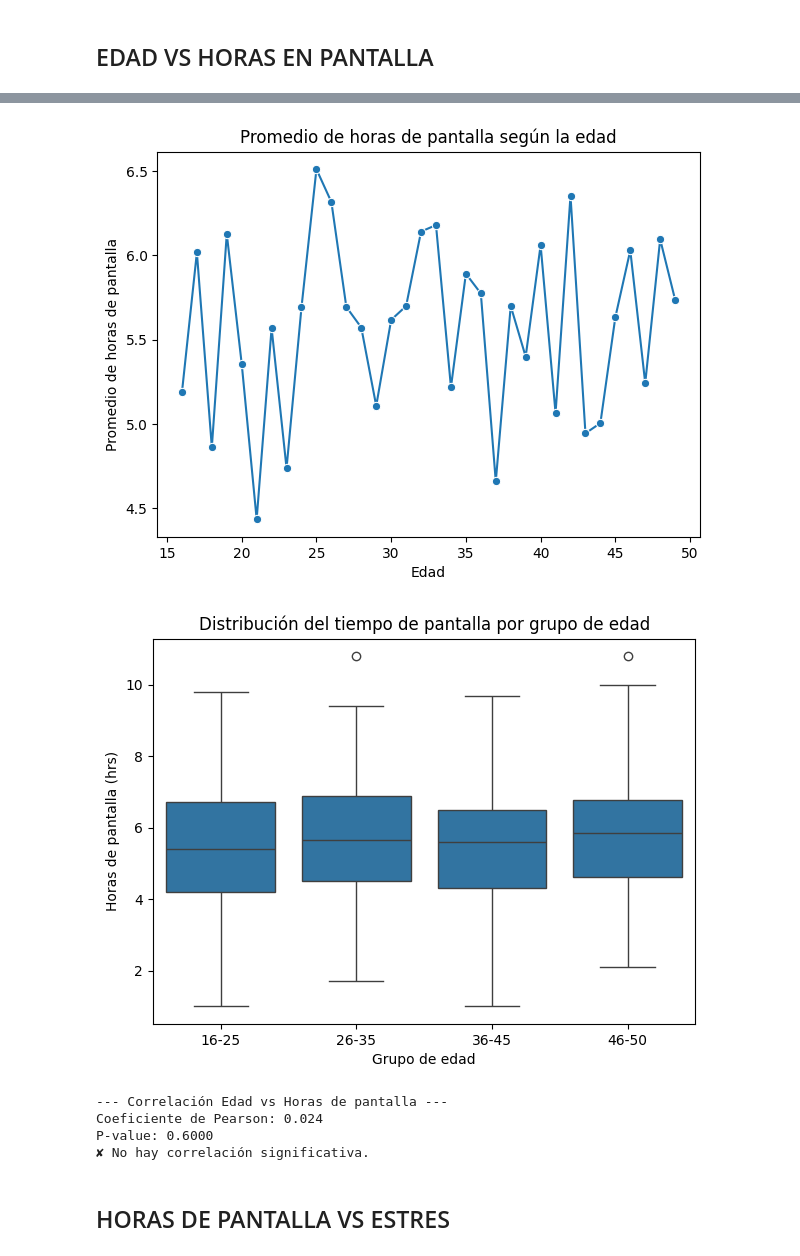
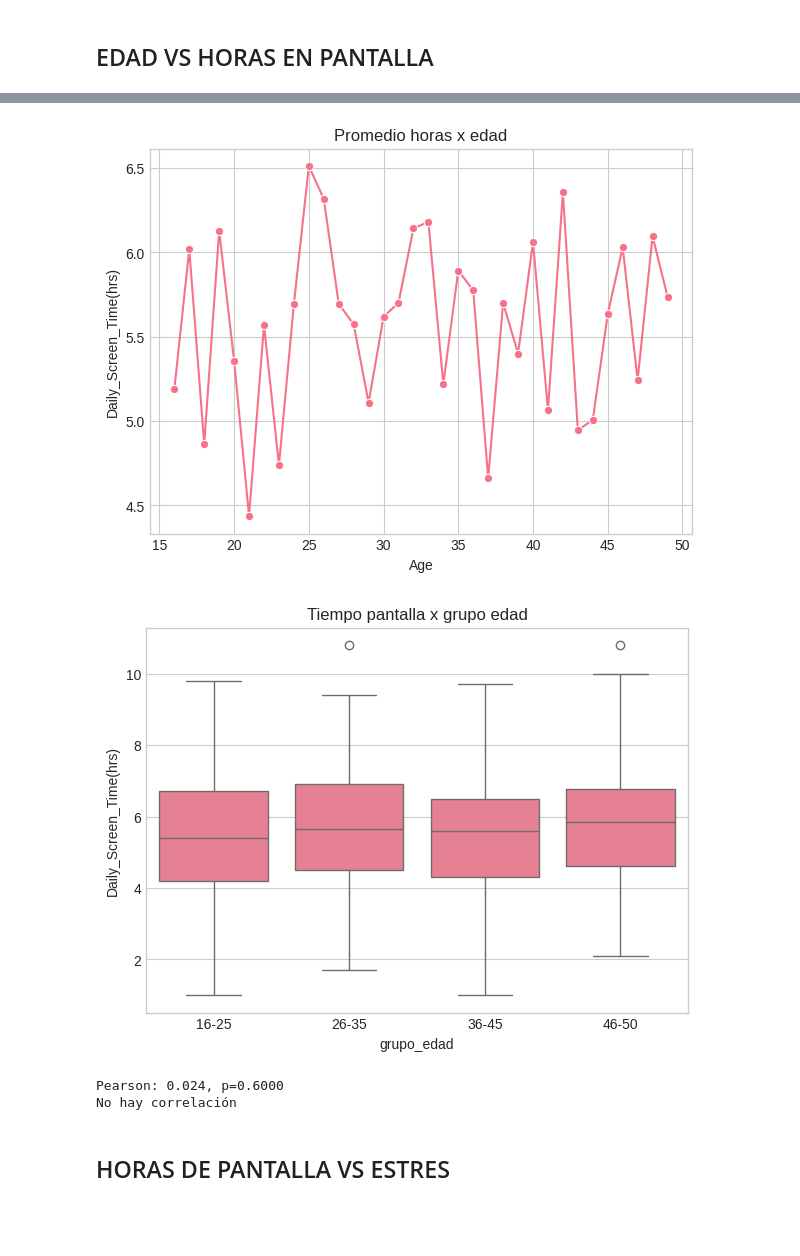
Before and after one commit to Neyder2502/salud-mental-analisis-datos, a Jupyter notebook: notebooks/Neyder.ipynb, the cells around one changed output, grey strips where cells are left out. Drawn from its saved outputs; the diff is of its cells as text; code cells hidden in the pictures; blank space fills up the shorter version.

```diff
--- a/notebooks/Neyder.ipynb
+++ b/notebooks/Neyder.ipynb
@@ -142,45 +142,30 @@ sns.set_palette("husl")
 # %% [markdown]
 ## EDAD VS HORAS EN PANTALLA
 # %%
-# SCATTERPLOT
+# edad x pantalla
 plt.figure(figsize=(7,5))
 sns.scatterplot(data=df, x="Age", y="Daily_Screen_Time(hrs)")
-plt.title("Edad vs Horas de pantalla diarias")
-plt.xlabel("Edad")
-plt.ylabel("Horas de pantalla (hrs)")
-plt.show()
+plt.title("Edad vs tiempo de pantalla")
+plt.show()  # eso es el scatterplot
 
-# LINEPLOT (promedio por edad)
-edad_prom = df.groupby("Age")["Daily_Screen_Time(hrs)"].mean().reset_index()
+# promedio x edad
+prom = df.groupby("Age")["Daily_Screen_Time(hrs)"].mean().reset_index()
+plt.figure(figsize=(7,5))
+sns.lineplot(data=prom, x="Age", y="Daily_Screen_Time(hrs)", marker="o")
+plt.title("Promedio horas x edad")
+plt.show()  # ese es el lineplot
 
-plt.figure(figsize=(7,5))
-sns.lineplot(data=edad_prom, x="Age", y="Daily_Screen_Time(hrs)", marker="o")
-plt.title("Promedio de horas de pantalla según la edad")
-plt.xlabel("Edad")
-plt.ylabel("Promedio de horas de pantalla")
-plt.show()
-
-# BOXES POR GRUPOS DE EDAD
+# por rangos
 bins = [15, 25, 35, 45, 50]
 labels = ["16-25", "26-35", "36-45", "46-50"]
-df["Grupo_Edad"] = pd.cut(df["Age"], bins=bins, labels=labels)
+df["grupo_edad"] = pd.cut(df["Age"], bins=bins, labels=labels)
+plt.figure(figsize=(7,5))
+sns.boxplot(data=df, x="grupo_edad", y="Daily_Screen_Time(hrs)")
+plt.title("Tiempo pantalla x grupo edad")
+plt.show()  # ese es el boxplot o sea lo de las cajas
 
-plt.figure(figsize=(7,5))
-sns.boxplot(data=df, x="Grupo_Edad", y="Daily_Screen_Time(hrs)")
-plt.title("Distribución del tiempo de pantalla por grupo de edad")
-plt.xlabel("Grupo de edad")
-plt.ylabel("Horas de pantalla (hrs)")
-plt.show()
-
-# CORRELACION NUMÉRICA
-corr, pvalue = pearsonr(df['Age'], df['Daily_Screen_Time(hrs)'])
-
-print("\n--- Correlación Edad vs Horas de pantalla ---")
-print(f"Coeficiente de Pearson: {corr:.3f}")
-print(f"P-value: {pvalue:.4f}")
-
-if pvalue < 0.05:
-    print("✔ La correlación es estadísticamente significativa.")
-else:
-    print("✘ No hay correlación significativa.")
+# la relacion:
+corr, p = pearsonr(df["Age"], df["Daily_Screen_Time(hrs)"])
+print(f"Pearson: {corr:.3f}, p={p:.4f}")
+print("Hay correlación" if p < 0.05 else "No hay correlación")
 # %% [output]
@@ -188,9 +173,7 @@ else:
-[figure, old version]
+[figure, new version]
-[figure, old version]
+[figure, new version]
---- Correlación Edad vs Horas de pantalla ---
-Coeficiente de Pearson: 0.024
-P-value: 0.6000
-✘ No hay correlación significativa.
+Pearson: 0.024, p=0.6000
+No hay correlación
 # %% [markdown]
 ## HORAS DE PANTALLA VS ESTRES
 # %%
```
Also changed, not shown: parts of 6 cells of this notebook.
